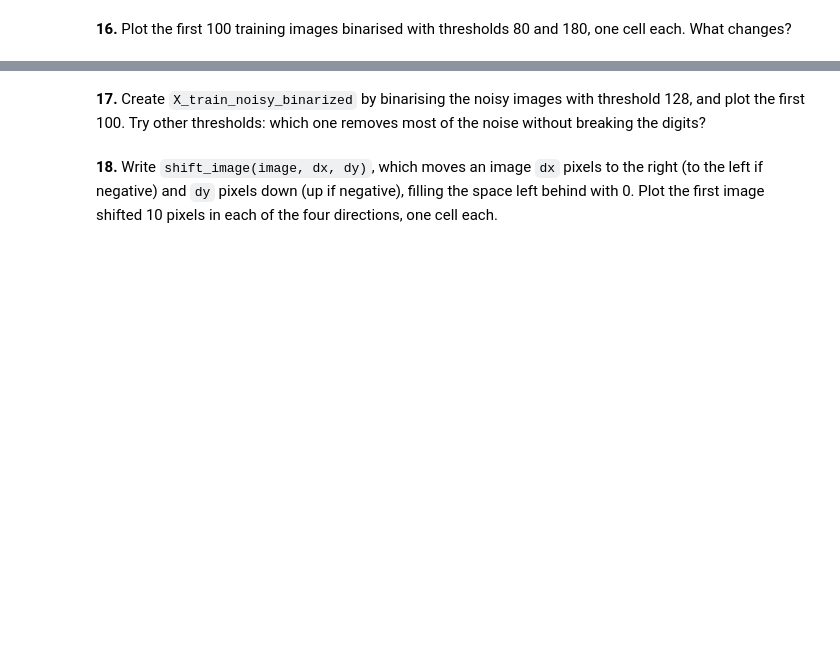
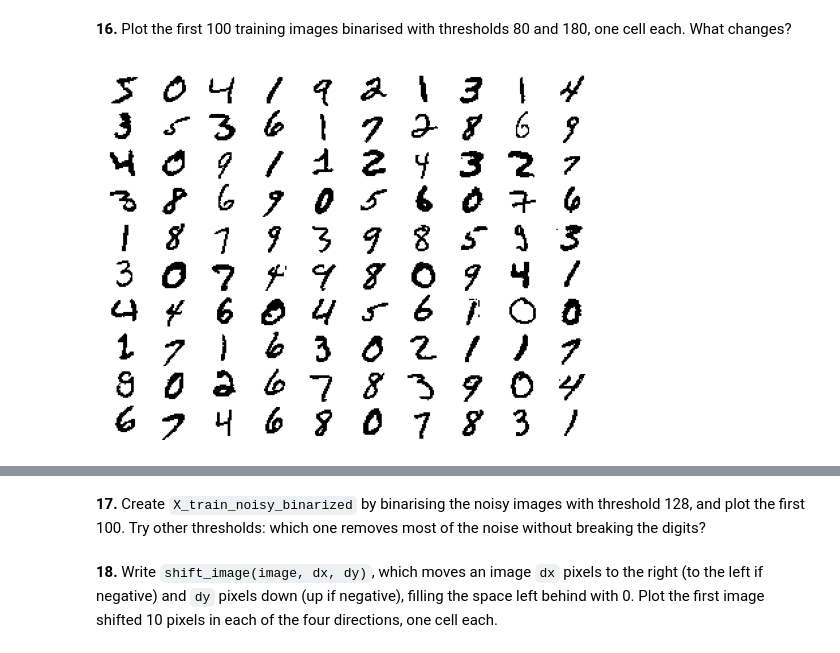
Before and after one commit to Varo-27/numpy-mnist, a Jupyter notebook: mnist_numpy.ipynb, the cells around one changed output, grey strips where cells are left out. Saved outputs shown, nothing was run; the diff lists cells and outputs as text; code cells hidden in the pictures; blank space fills up the shorter version.

```diff
--- a/mnist_numpy.ipynb
+++ b/mnist_numpy.ipynb
@@ -354,2 +376,6 @@ np.allclose(normalized_with_loops, normalized_with_numpy), speedup
 # %% [markdown]
 **16.** Plot the first 100 training images binarised with thresholds 80 and 180, one cell each. What changes?
+# %%
+plot_first_100(binarize_image(X_train[:100], threshold=80))
+# %% [output]
+[figure, added]
```
Also changed, not shown: parts of 5 cells of this notebook.
